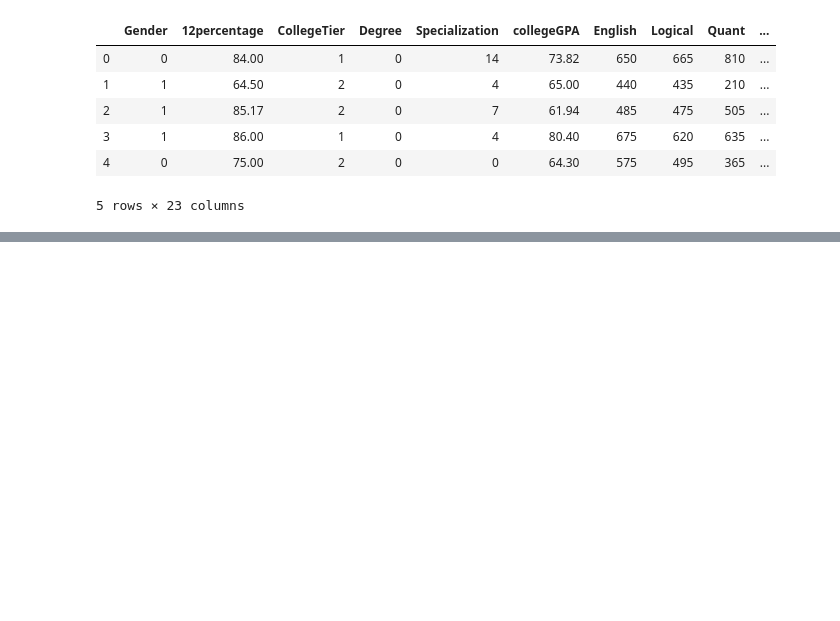
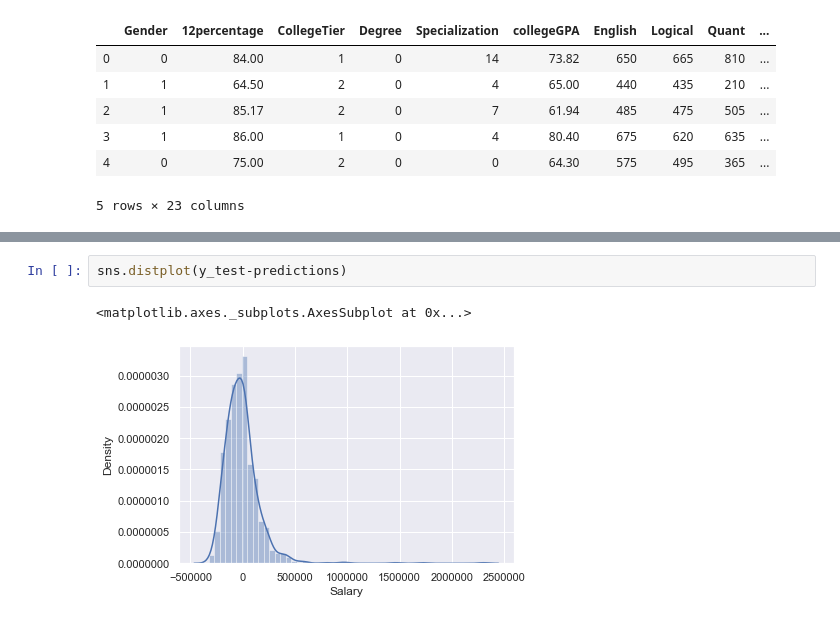
Before and after one commit to FaizRsl/Engineering-Graduate-Salary-Prediction, a Jupyter notebook: MiniProjectV2.ipynb, the cells around one changed output, grey strips where cells are left out. Cells and saved outputs as stored; diff of their text form; blank space fills up the shorter version.

```diff
--- a/MiniProjectV2.ipynb
+++ b/MiniProjectV2.ipynb
@@ -822,0 +878,5 @@ Test Set  : (897, 22) (897, 1)
+# %%
+sns.distplot(y_test-predictions)
+# %% [output]
+<matplotlib.axes._subplots.AxesSubplot at 0x...>
+[figure, added]
```
Also changed, not shown: parts of 44 cells of this notebook, 1 other file.
